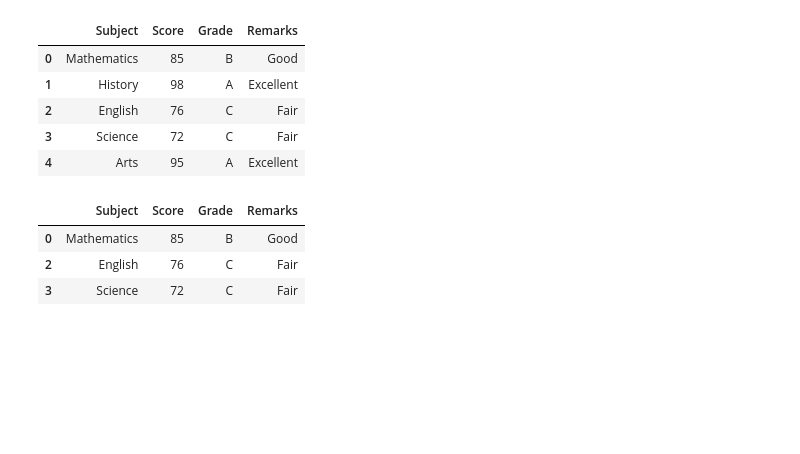
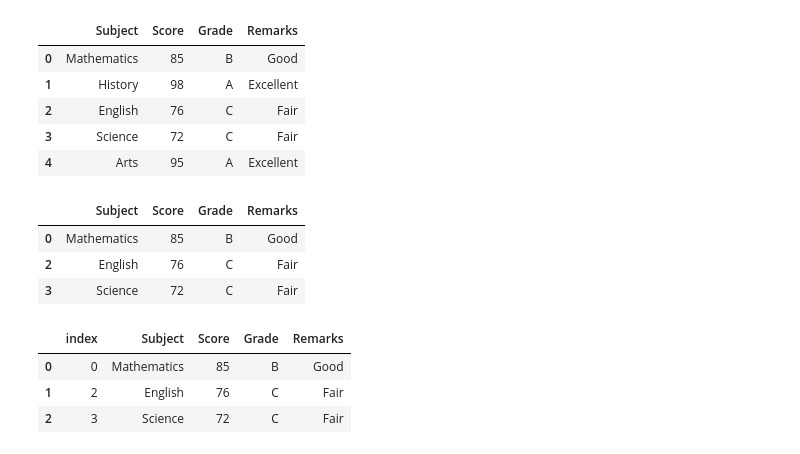
Before and after one commit to KennedyMungai/pandas_proper_intro, a Jupyter notebook: pandas.ipynb, the cells around one changed output. Saved outputs shown, nothing was run; the diff lists cells and outputs as text; code cells hidden in the pictures; blank space fills up the shorter version.

Commit message:
Reset the index of the altered dataframe

```diff
--- a/pandas.ipynb
+++ b/pandas.ipynb
@@ -730,3 +730,10 @@ my_df2.head()
 | 0 | Mathematics | 85 | B | Good |
 | 2 | English | 76 | C | Fair |
 | 3 | Science | 72 | C | Fair |
+# %%
+my_df2.reset_index()
+# %% [output]
+|  | index | Subject | Score | Grade | Remarks |
+| 0 | 0 | Mathematics | 85 | B | Good |
+| 1 | 2 | English | 76 | C | Fair |
+| 2 | 3 | Science | 72 | C | Fair |
```
